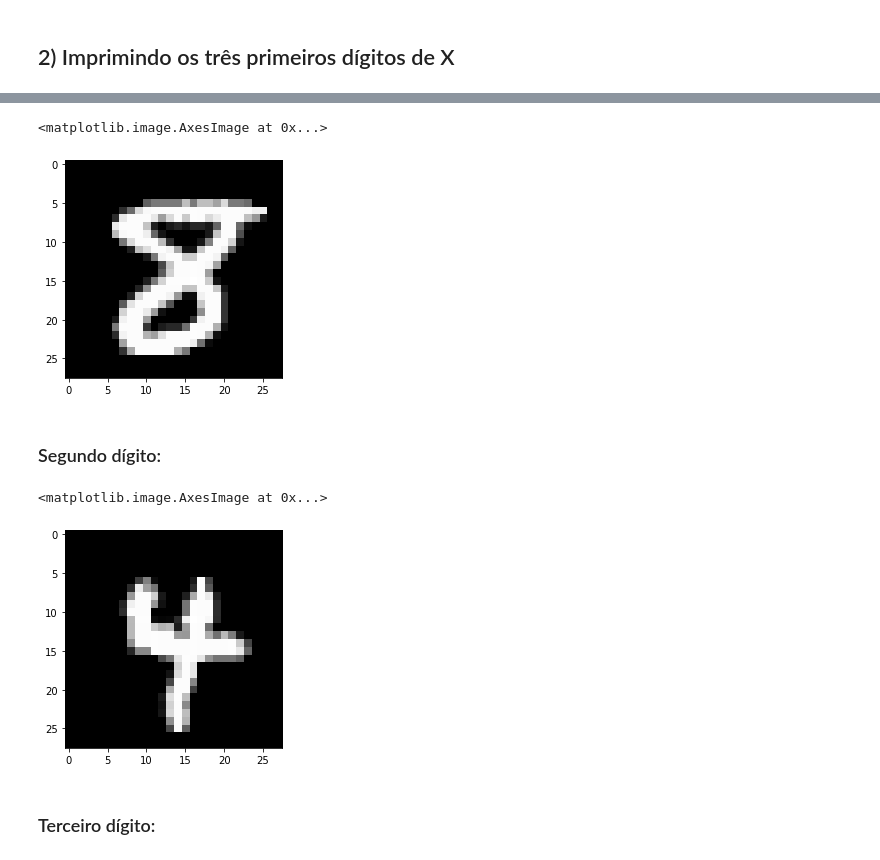
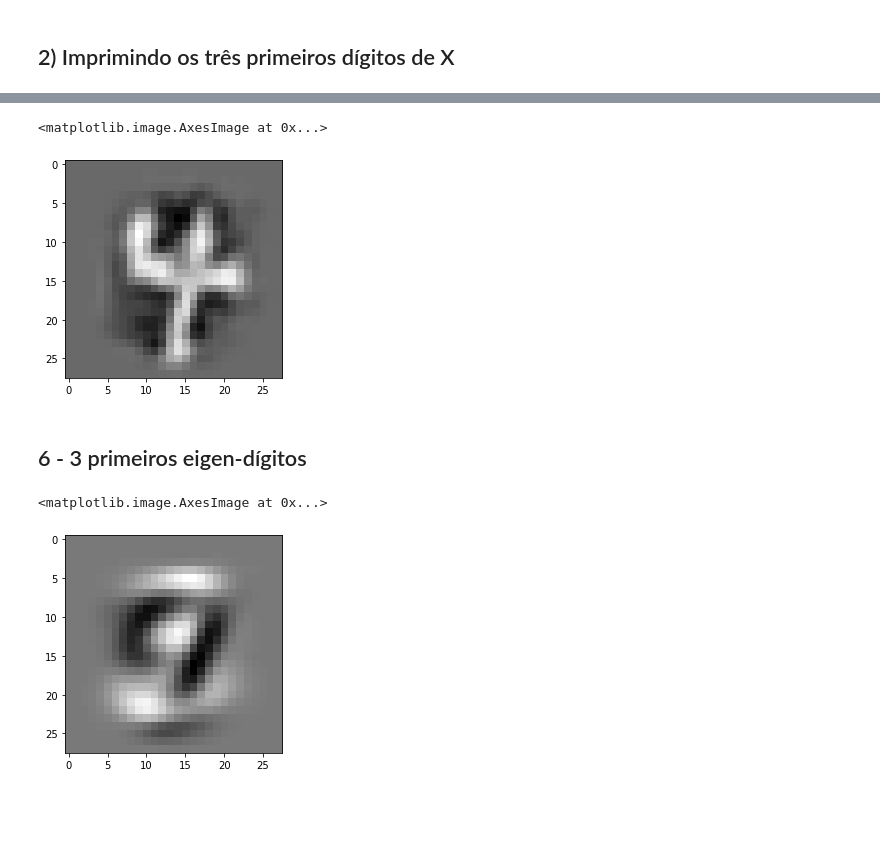
Before and after one commit to vitorml34/MO431, a Jupyter notebook: Tarefa-1.ipynb, the cells around one changed output, grey strips where cells are left out. Saved outputs shown, nothing was run; the diff lists cells and outputs as text; code cells hidden in the pictures; blank space fills up the shorter version.

```diff
--- a/Tarefa-1.ipynb
+++ b/Tarefa-1.ipynb
@@ -12,0 +33,3 @@ X = np.load('dados.npy')
+# %%
+X_mean = np.mean(X, axis=0)
+X_norm = X - np.tile(X_mean,(X.shape[0],1))
@@ -12,0 +47,7 @@ X = np.load('dados.npy')
+# %%
+
+U,S,VT = np.linalg.svd(X_norm,full_matrices=False)
+
+print("dim U =", U.shape)
+print("dim S =", S.shape)
+print("dim VT =", VT.shape)
@@ -13,16 +92,14 @@ X = np.load('dados.npy')
 # %%
-dig0 = np.reshape(X[0],(28,28))
-pp.imshow(dig0, cmap='gray')
+dig2 = np.reshape(Dados_rec[1],(28,28))
+pp.imshow(dig2, cmap='gray')
 # %% [output]
 <matplotlib.image.AxesImage at 0x...>
-[figure, old version]
+[figure, new version]
-# %% [markdown]
-### Segundo dígito:
+# %% [markdown]
+## 6 - 3 primeiros eigen-dígitos
 # %%
-dig1 = np.reshape(X[1],(28,28))
-pp.imshow(dig1, cmap='gray')
+EingV_1 = np.reshape(VT[1],(28,28))
+pp.imshow(EingV_1, cmap='gray')
 # %% [output]
 <matplotlib.image.AxesImage at 0x...>
-[figure, old version]
+[figure, new version]
-# %% [markdown]
-### Terceiro dígito:
```
Also changed, not shown: parts of 25 cells of this notebook.
